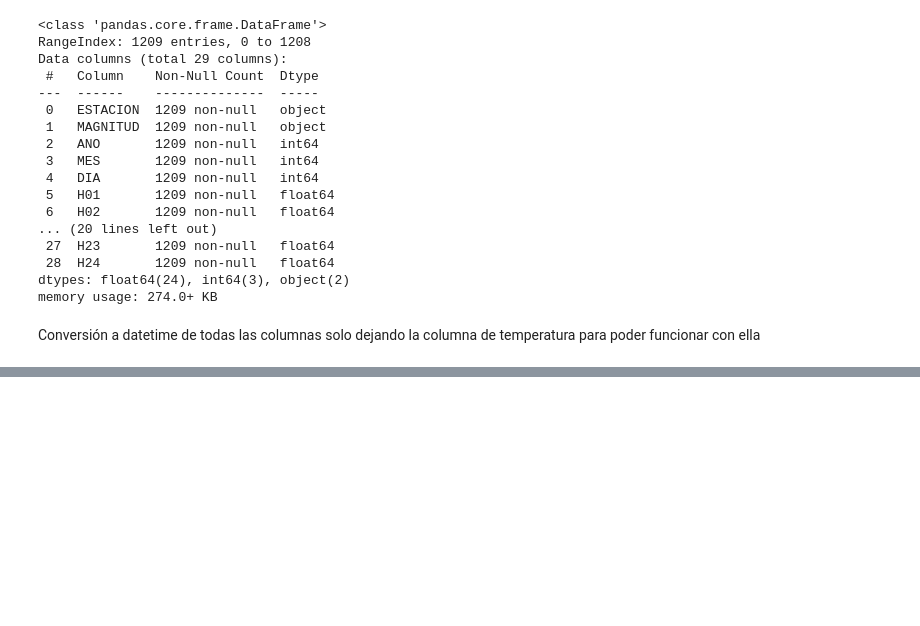
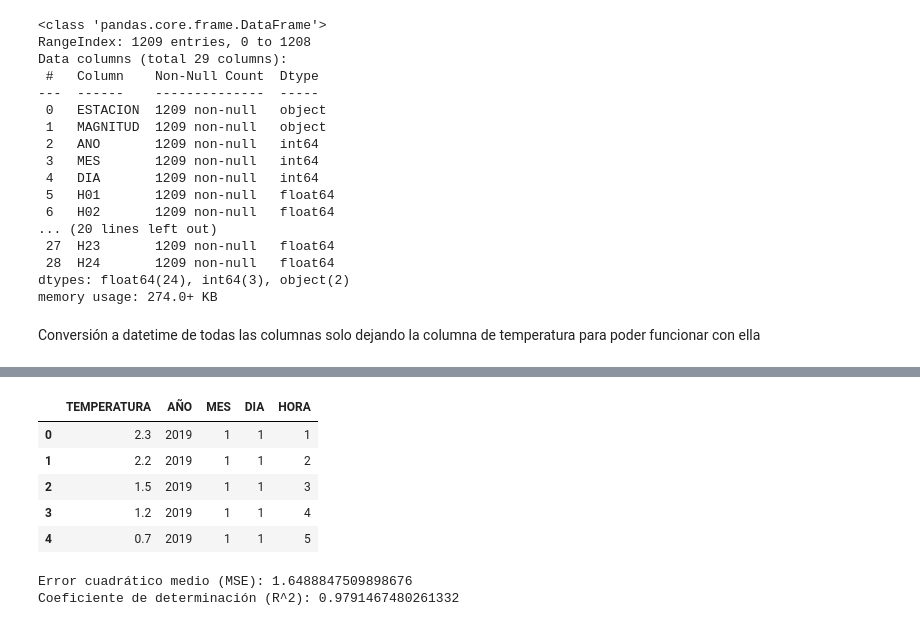
Before and after one commit to dfvinxu/desafio_data, a Jupyter notebook: notebooks/EDA_tiempo_diario.ipynb, the cells around one changed output, grey strips where cells are left out. Drawn from its saved outputs; the diff is of its cells as text; code cells hidden in the pictures; blank space fills up the shorter version.

```diff
--- a/notebooks/EDA_tiempo_diario.ipynb
+++ b/notebooks/EDA_tiempo_diario.ipynb
@@ -496,0 +351,2 @@ prediccion = modelo_arima_fit.forecast(steps=24)
+# %%
+df_farolillo.drop(columns=['ESTACION','MAGNITUD'], inplace=True)
@@ -496,0 +363,36 @@ prediccion = modelo_arima_fit.forecast(steps=24)
+# %%
+df_farolillo.loc[df_farolillo["TEMPERATURA"] < -10, "TEMPERATURA"] = 0
+# %%
+df_farolillo["TEMPERATURA"] = df_farolillo["TEMPERATURA"].replace(0, method='bfill')
+# %%
+df_farolillo['AÑO'] = df_farolillo['FECHA'].dt.year
+df_farolillo['MES'] = df_farolillo['FECHA'].dt.month
+df_farolillo['DIA'] = df_farolillo['FECHA'].dt.day
+df_farolillo['HORA'] = df_farolillo['FECHA'].dt.hour
+# %%
+df_farolillo.head()
+# %% [output]
+|  | TEMPERATURA | AÑO | MES | DIA | HORA |
+| 0 | 2.3 | 2019 | 1 | 1 | 1 |
+| 1 | 2.2 | 2019 | 1 | 1 | 2 |
+| 2 | 1.5 | 2019 | 1 | 1 | 3 |
+| 3 | 1.2 | 2019 | 1 | 1 | 4 |
+| 4 | 0.7 | 2019 | 1 | 1 | 5 |
+# %%
+X = df_farolillo.drop(columns=['TEMPERATURA'])
+y = df_farolillo['TEMPERATURA']
+
+X_train, X_test, y_train, y_test = train_test_split(X, y, test_size=0.2, random_state=42)
+
+model = RandomForestRegressor(n_estimators=100, random_state=42)
+model.fit(X_train, y_train)
+y_pred = model.predict(X_test)
+
+mse = mean_squared_error(y_test, y_pred)
+r2 = r2_score(y_test, y_pred)
+
+print('Error cuadrático medio (MSE):', mse)
+print('Coeficiente de determinación (R^2):', r2)
+# %% [output]
+Error cuadrático medio (MSE): 1.6488847509898676
+Coeficiente de determinación (R^2): 0.9791467480261332
```
Also changed, not shown: parts of 42 cells of this notebook.
